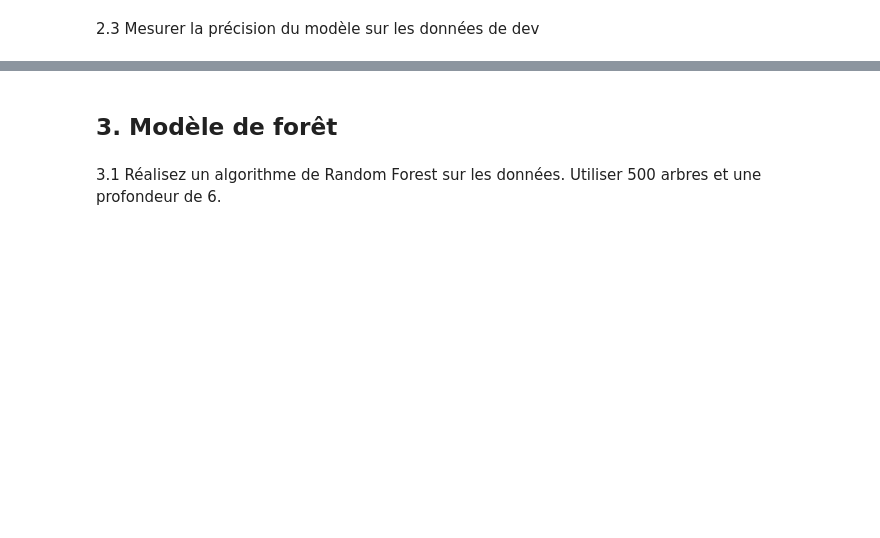
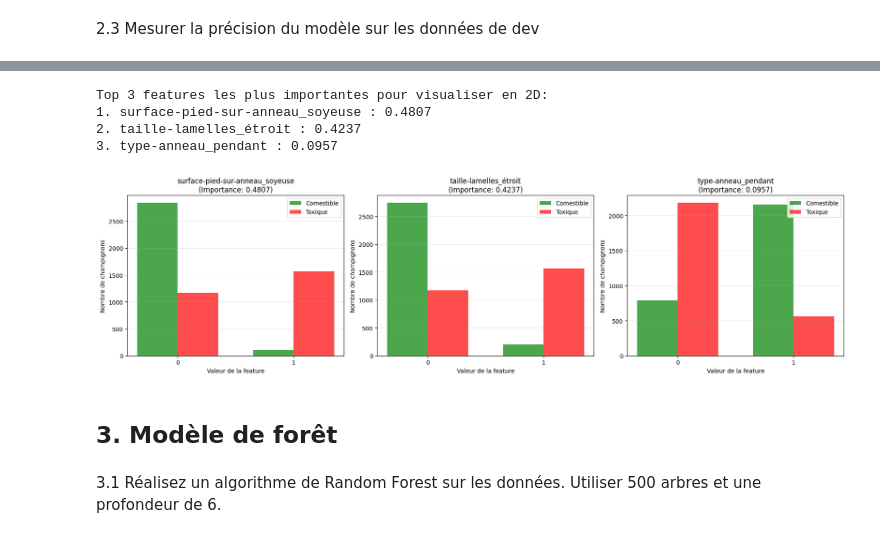
Before and after one commit to Laurent-Pa/DataScience-MachineLearning, a Jupyter notebook: TP/TP1_classification_champignons.ipynb, the cells around one changed output, grey strips where cells are left out. Cells and saved outputs as stored; diff of their text form; code cells hidden in the pictures; blank space fills up the shorter version.

```diff
--- a/TP/TP1_classification_champignons.ipynb
+++ b/TP/TP1_classification_champignons.ipynb
@@ -172,3 +313,54 @@ import matplotlib.pyplot as plt
+# %%
+# Récupérer les importances
+importances = tree_clf.feature_importances_
+indices = np.argsort(importances)[::-1]
+
+# Top 3 features
+top_3_indices = indices[:3]
+top_3_features = features_train.columns[top_3_indices]
+top_3_importances = importances[top_3_indices]
+
+print("Top 3 features les plus importantes pour visualiser en 2D:")
+for i, (feat, imp) in enumerate(zip(top_3_features, top_3_importances), 1):
+    print(f"{i}. {feat} : {imp:.4f}")
+# %% [output]
+Top 3 features les plus importantes pour visualiser en 2D:
+1. surface-pied-sur-anneau_soyeuse : 0.4807
+2. taille-lamelles_étroit : 0.4237
+3. type-anneau_pendant : 0.0957
+# %%
+# Créer 3 subplots (un pour chaque feature importante)
+fig, axes = plt.subplots(1, 3, figsize=(18, 5))
+
+for i, (feat_name, ax) in enumerate(zip(top_3_features, axes)):
+    # Récupérer la colonne pour train
+    feature_values_train = features_train[feat_name]
+
+    # Compter les valeurs par classe
+    comestible_0 = np.sum((feature_values_train == 0) & (labels_train == 0))
+    comestible_1 = np.sum((feature_values_train == 1) & (labels_train == 0))
+    toxique_0 = np.sum((feature_values_train == 0) & (labels_train == 1))
+    toxique_1 = np.sum((feature_values_train == 1) & (labels_train == 1))
+
+    # Créer le graphique
+    x = np.arange(2)
+    width = 0.35
+
+    bars1 = ax.bar(x - width/2, [comestible_0, comestible_1], width, label='Comestible', color='green', alpha=0.7)
+    bars2 = ax.bar(x + width/2, [toxique_0, toxique_1], width, label='Toxique', color='red', alpha=0.7)
+
+    ax.set_xlabel('Valeur de la feature')
+    ax.set_ylabel('Nombre de champignons')
+    ax.set_title(f'{feat_name}\n(Importance: {top_3_importances[i]:.4f})')
+    ax.set_xticks(x)
+    ax.set_xticklabels(['0', '1'])
+    ax.legend()
+    ax.grid(axis='y', alpha=0.3)
+
+plt.tight_layout()
+plt.show()
+# %% [output]
+[figure, added]
 # %% [markdown]
 ## 3. Modèle de forêt
 # %% [markdown]
```
Also changed, not shown: parts of 16 cells of this notebook, 8 other files.
